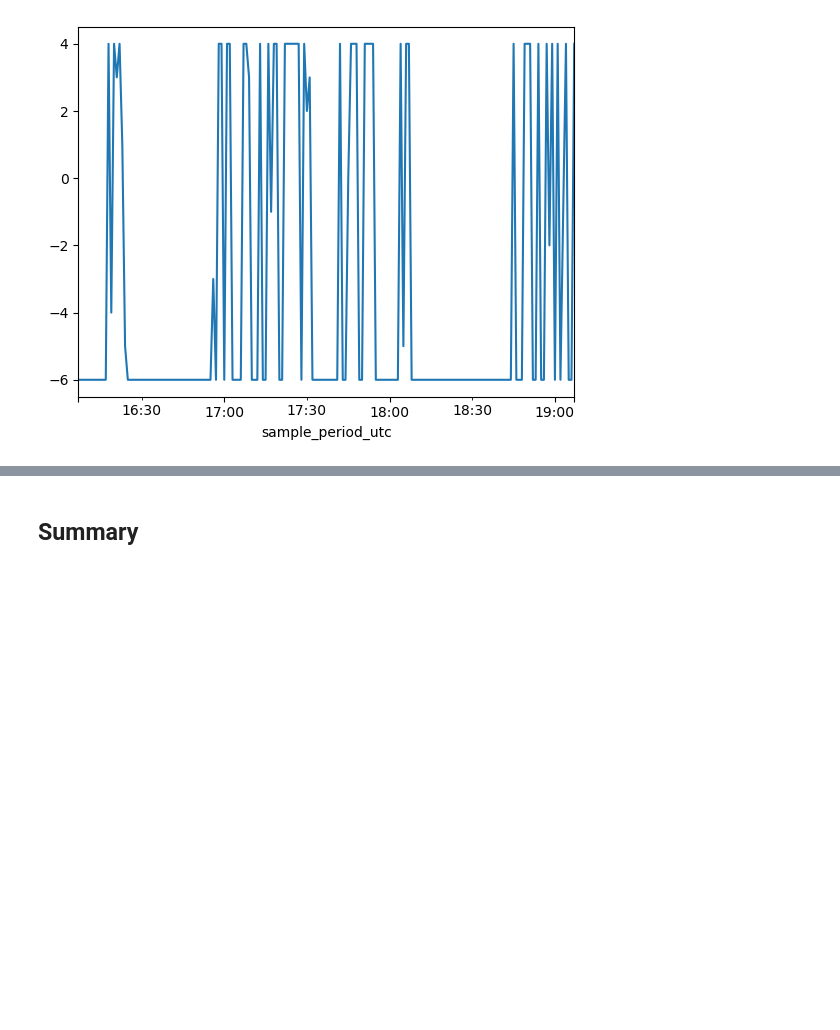
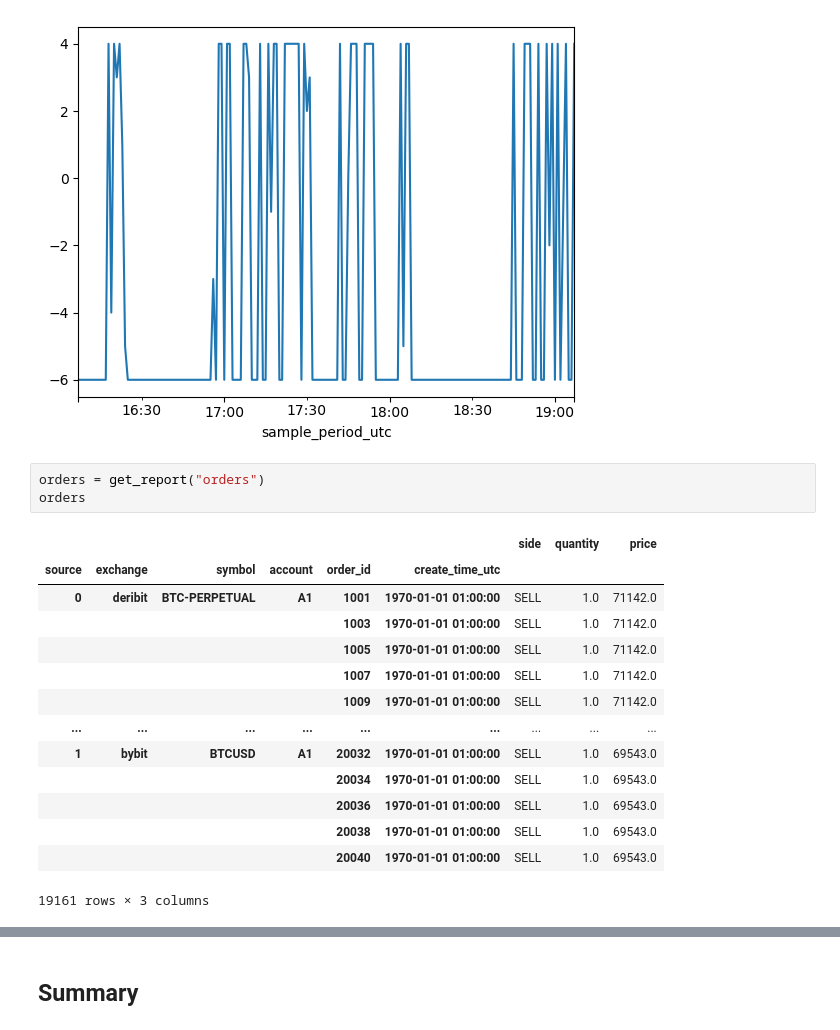
Before and after one commit to roq-trading/roq-algo-playground, a Jupyter notebook: src/roq/algo/playground/test.ipynb, the cells around one changed output, grey strips where cells are left out. Drawn from its saved outputs; the diff is of its cells as text; blank space fills up the shorter version.

Commit message:
collect orders and trades

```diff
--- a/src/roq/algo/playground/test.ipynb
+++ b/src/roq/algo/playground/test.ipynb
@@ -283,3 +266,21 @@ pos_0 = leg_0.position
 _ = pos_0.plot()
 # %% [output]
 [figure]
+# %%
+orders = get_report("orders")
+orders
+# %% [output]
+|  |  |  |  |  |  | side | quantity | price |
+| source | exchange | symbol | account | order_id | create_time_utc |  |  |  |
+| 0 | deribit | BTC-PERPETUAL | A1 | 1001 | 1970-01-01 01:00:00 | SELL | 1.0 | 71142.0 |
+|  |  |  |  | 1003 | 1970-01-01 01:00:00 | SELL | 1.0 | 71142.0 |
+|  |  |  |  | 1005 | 1970-01-01 01:00:00 | SELL | 1.0 | 71142.0 |
+|  |  |  |  | 1007 | 1970-01-01 01:00:00 | SELL | 1.0 | 71142.0 |
+|  |  |  |  | 1009 | 1970-01-01 01:00:00 | SELL | 1.0 | 71142.0 |
+| ... | ... | ... | ... | ... | ... | ... | ... | ... |
+| 1 | bybit | BTCUSD | A1 | 20032 | 1970-01-01 01:00:00 | SELL | 1.0 | 69543.0 |
+|  |  |  |  | 20034 | 1970-01-01 01:00:00 | SELL | 1.0 | 69543.0 |
+|  |  |  |  | 20036 | 1970-01-01 01:00:00 | SELL | 1.0 | 69543.0 |
+|  |  |  |  | 20038 | 1970-01-01 01:00:00 | SELL | 1.0 | 69543.0 |
+|  |  |  |  | 20040 | 1970-01-01 01:00:00 | SELL | 1.0 | 69543.0 |
+19161 rows × 3 columns
```
Also changed, not shown: parts of 11 cells of this notebook.
